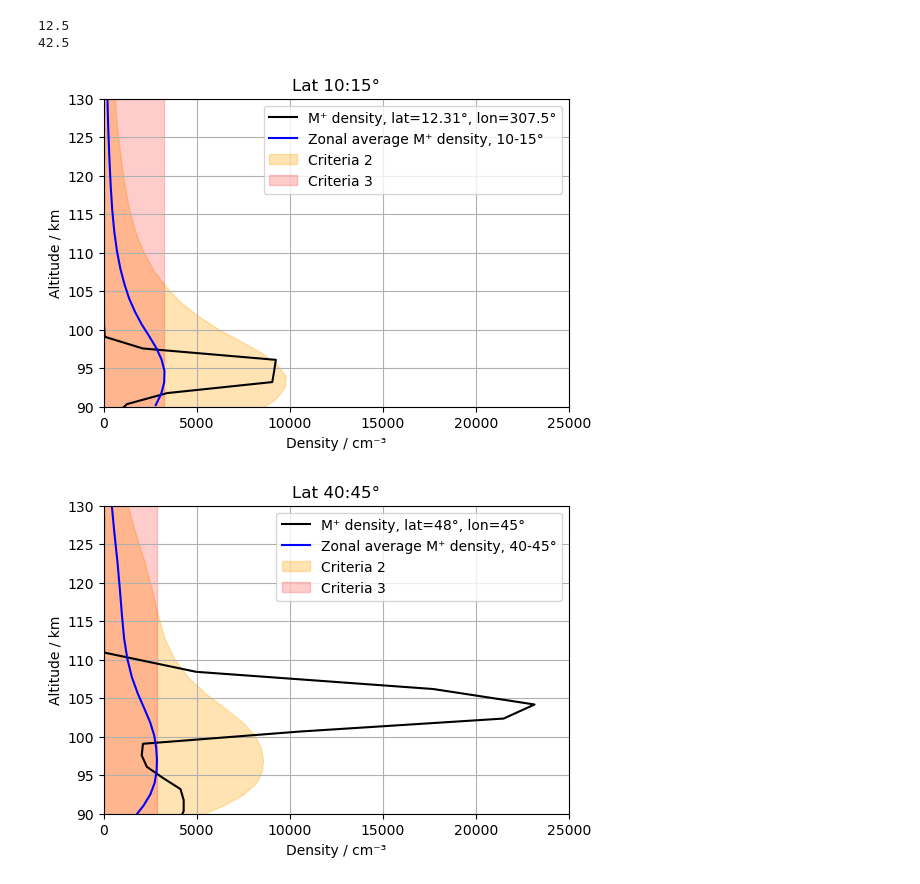
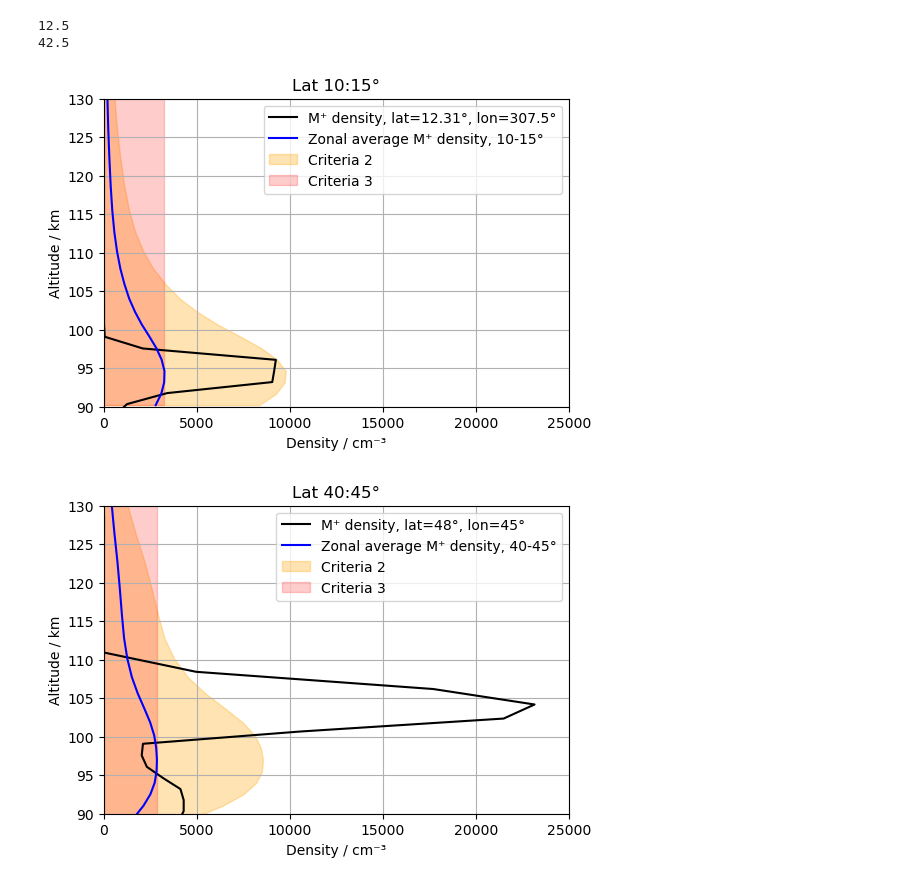
Before and after one commit to tashaay/SpE_Identification_Notebooks, a Jupyter notebook: COSMIC_WACCM_Plotting-Daviddata.ipynb, the cells around one changed output. Drawn from its saved outputs; the diff is of its cells as text; code cells hidden in the pictures.

```diff
--- a/COSMIC_WACCM_Plotting-Daviddata.ipynb
+++ b/COSMIC_WACCM_Plotting-Daviddata.ipynb
@@ -950,36 +642,36 @@ plt.plot(Mptdens_sel1, alt_sel1, label='Zonal average M\u207A density, 10-15\u00
 
 # Adding a dashed line (3 times Mptdens_sel)
 #plt.plot(3 * Mptdens_sel, alt_sel, '--', label='3x Metal density', color='orange')
 
 # Set y-axis limits
 plt.ylim(90, 130)
 
 plt.xlim(0, 25000)
 
 
 
 # Shading under the line 3 * Mptdens_sel
-plt.fill_betweenx(alt_sel, 0, 3 * Mptdens_sel1, color='orange', alpha=0.3, label='Criteria 2')
+plt.fill_betweenx(alt_sel1, 0, 3 * Mptdens_sel1, color='orange', alpha=0.3, label='Criteria 2')
 
 # Calculate maximum of Mptdens_sel over altitude
 max_Mptdens_sel = np.max(Mptdens_sel1)
 
 # Add a vertical line at the maximum value
-plt.fill_betweenx(alt_sel, 0, max_Mptdens_sel, color='red', alpha=0.2, label='Criteria 3')
+plt.fill_betweenx(alt_sel1, 0, max_Mptdens_sel, color='red', alpha=0.2, label='Criteria 3')
 
 plt.xlabel('Density / cm\u207B\u00B3')
 plt.ylabel('Altitude / km')
 plt.title(f'Lat {int(intlat_sel1.values-2.5)}:{int(intlat_sel1.values+2.5)}\u00B0')
 plt.legend()
 plt.grid(True)
 
 
 figname = f'{run_name}_Criteria_eg_Lat_{int(intlat_sel1.values-2.5)}-{int(intlat_sel1.values+2.5)}.png'
 plt.savefig('./Figures/Combined/' + str(figname), dpi=400, bbox_inches='tight')
 
 plt.show()
 # %% [output]
-[figure, old version]
+[figure, new version]
 # %%
 # Plotting Mptdens_sel2
 
```
Also changed, not shown: parts of 34 cells of this notebook, 11 other files.
